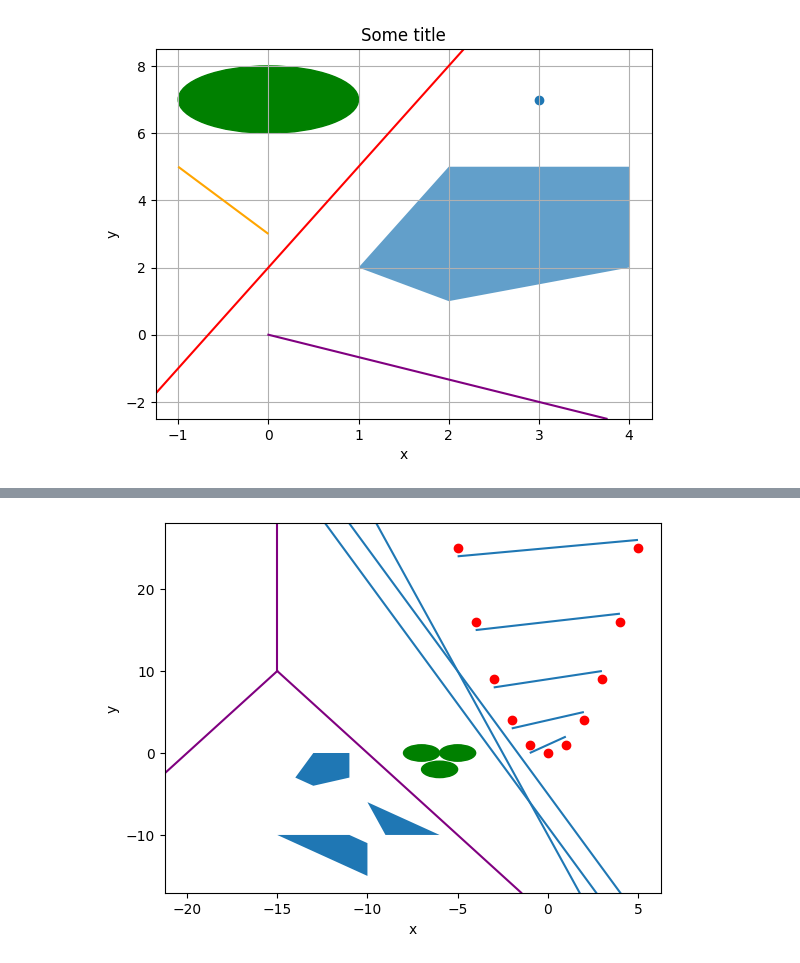
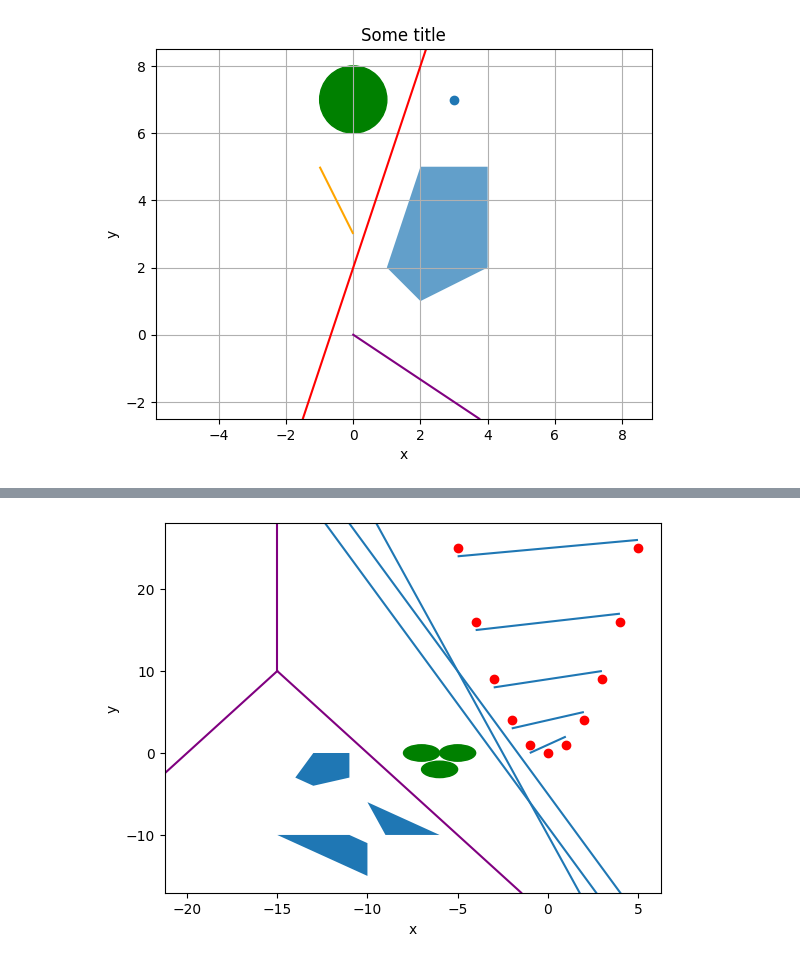
Before and after one commit to aghbit/Algorytmy-Geometryczne, a Jupyter notebook: bitalg/visualizer/demo.ipynb, the cells around one changed output, grey strips where cells are left out. Saved outputs shown, nothing was run; the diff lists cells and outputs as text; code cells hidden in the pictures.

Commit message:
Axis equal

```diff
--- a/bitalg/visualizer/demo.ipynb
+++ b/bitalg/visualizer/demo.ipynb
@@ -9,34 +9,37 @@ vis.add_title('Some title')
 
 # adding grid
 vis.add_grid()
+
+# making axis equal
+vis.axis_equal()
 
 # point = (x, y)
 point = (3, 7)
 
 # line_segment = ((x1, y1), (x2, y2))
 line_segment = ((-1, 5), (0, 3))
 
 # polygon [(x1, y1), (x2, y2), ..., (xn, yn)]
 polygon = [(1, 2), (2, 5), (4, 5), (4, 2), (2, 1)]
 
 # circle = (x, y, radius)
 circle = (0, 7, 1)
 
 # line = ((x1, y1), (x2, y2))
 line = ((0, 2), (1, 5))
 
 # half_line = ((x1, y1), (x2, y2))
 half_line = ((0, 0), (3, -2))
 
 vis.add_point(point)
 vis.add_line_segment(line_segment, color='orange')
 vis.add_line(line, color='red')
 vis.add_polygon(polygon, alpha=0.7)
 vis.add_circle(circle, color='green')
 vis.add_half_line(half_line, color='purple')
 vis.show()
 # %% [output]
-[figure, old version]
+[figure, new version]
 # %%
 vis.show_gif(interval=300)
 # %% [output]
```
Also changed, not shown: parts of 1 cell of this notebook, 2 other files.
